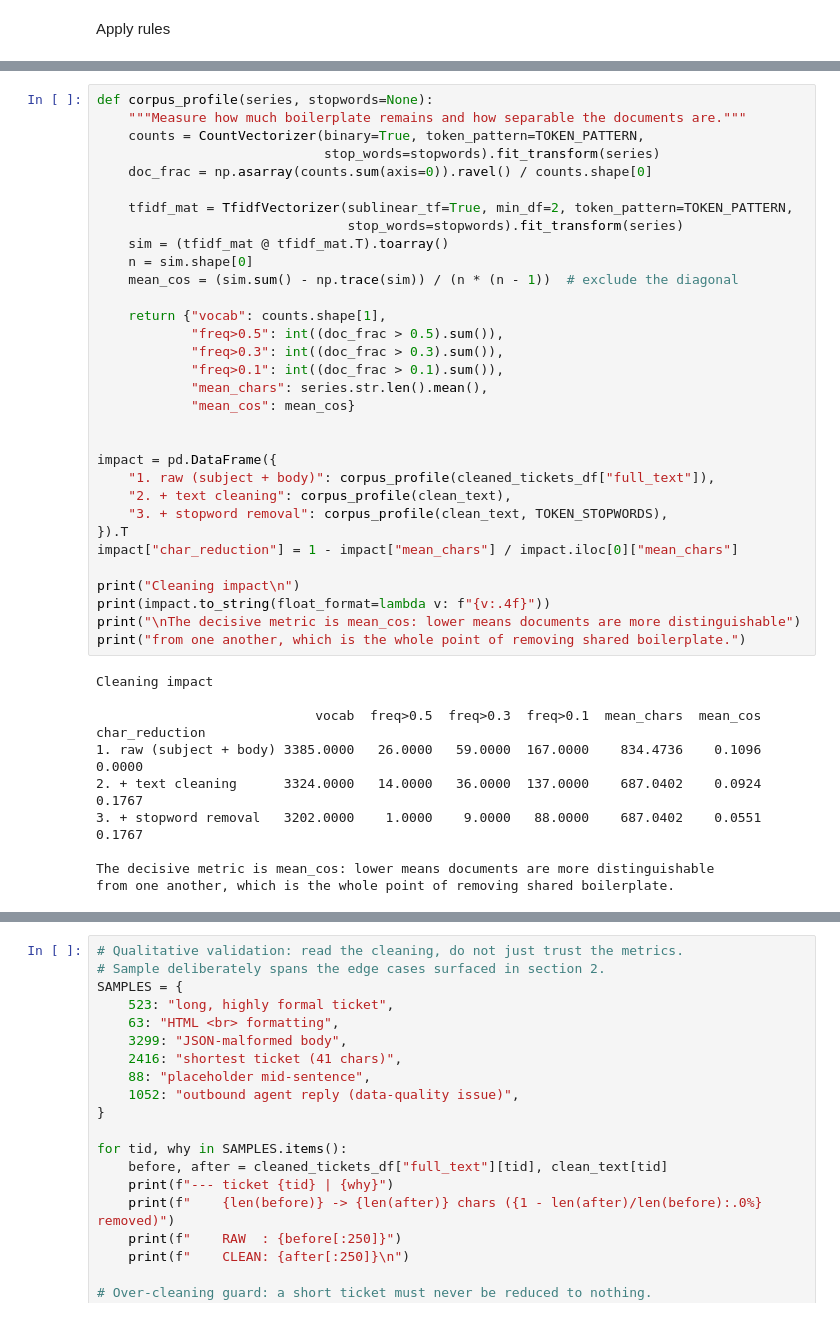
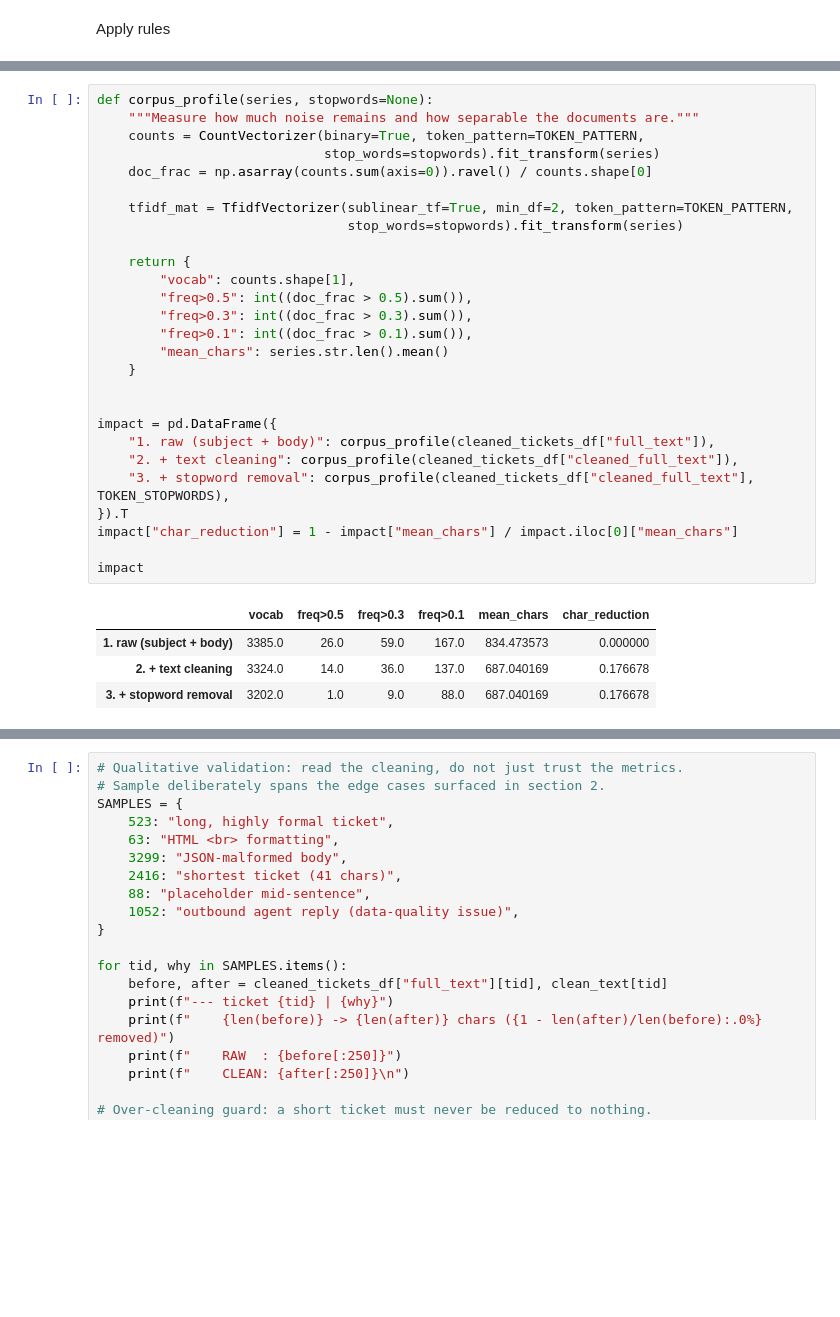
Before and after one commit to nicolaubruno/voll_technical_case, a Jupyter notebook: 1. Exploration.ipynb, the cells around one changed output, grey strips where cells are left out. Saved outputs shown, nothing was run; the diff lists cells and outputs as text; blank space fills up the shorter version.

```diff
--- a/1. Exploration.ipynb
+++ b/1. Exploration.ipynb
@@ -583,43 +607,33 @@ tickets rescued by the fallback: 0
 # %%
 def corpus_profile(series, stopwords=None):
-    """Measure how much boilerplate remains and how separable the documents are."""
+    """Measure how much noise remains and how separable the documents are."""
     counts = CountVectorizer(binary=True, token_pattern=TOKEN_PATTERN,
                              stop_words=stopwords).fit_transform(series)
     doc_frac = np.asarray(counts.sum(axis=0)).ravel() / counts.shape[0]
 
     tfidf_mat = TfidfVectorizer(sublinear_tf=True, min_df=2, token_pattern=TOKEN_PATTERN,
                                 stop_words=stopwords).fit_transform(series)
-    sim = (tfidf_mat @ tfidf_mat.T).toarray()
-    n = sim.shape[0]
-    mean_cos = (sim.sum() - np.trace(sim)) / (n * (n - 1))  # exclude the diagonal
 
-    return {"vocab": counts.shape[1],
-            "freq>0.5": int((doc_frac > 0.5).sum()),
-            "freq>0.3": int((doc_frac > 0.3).sum()),
-            "freq>0.1": int((doc_frac > 0.1).sum()),
-            "mean_chars": series.str.len().mean(),
-            "mean_cos": mean_cos}
+    return {
+        "vocab": counts.shape[1],
+        "freq>0.5": int((doc_frac > 0.5).sum()),
+        "freq>0.3": int((doc_frac > 0.3).sum()),
+        "freq>0.1": int((doc_frac > 0.1).sum()),
+        "mean_chars": series.str.len().mean()
+    }
 
 
 impact = pd.DataFrame({
     "1. raw (subject + body)": corpus_profile(cleaned_tickets_df["full_text"]),
-    "2. + text cleaning": corpus_profile(clean_text),
-    "3. + stopword removal": corpus_profile(clean_text, TOKEN_STOPWORDS),
+    "2. + text cleaning": corpus_profile(cleaned_tickets_df["cleaned_full_text"]),
+    "3. + stopword removal": corpus_profile(cleaned_tickets_df["cleaned_full_text"], TOKEN_STOPWORDS),
 }).T
 impact["char_reduction"] = 1 - impact["mean_chars"] / impact.iloc[0]["mean_chars"]
 
-print("Cleaning impact\n")
-print(impact.to_string(float_format=lambda v: f"{v:.4f}"))
-print("\nThe decisive metric is mean_cos: lower means documents are more distinguishable")
-print("from one another, which is the whole point of removing shared boilerplate.")
+impact
 # %% [output]
-Cleaning impact
-
-                            vocab  freq>0.5  freq>0.3  freq>0.1  mean_chars  mean_cos  char_reduction
-1. raw (subject + body) 3385.0000   26.0000   59.0000  167.0000    834.4736    0.1096          0.0000
-2. + text cleaning      3324.0000   14.0000   36.0000  137.0000    687.0402    0.0924          0.1767
-3. + stopword removal   3202.0000    1.0000    9.0000   88.0000    687.0402    0.0551          0.1767
-
-The decisive metric is mean_cos: lower means documents are more distinguishable
-from one another, which is the whole point of removing shared boilerplate.
+|  | vocab | freq>0.5 | freq>0.3 | freq>0.1 | mean_chars | char_reduction |
+| 1. raw (subject + body) | 3385.0 | 26.0 | 59.0 | 167.0 | 834.473573 | 0.000000 |
+| 2. + text cleaning | 3324.0 | 14.0 | 36.0 | 137.0 | 687.040169 | 0.176678 |
+| 3. + stopword removal | 3202.0 | 1.0 | 9.0 | 88.0 | 687.040169 | 0.176678 |
 # %%
```
Also changed, not shown: parts of 18 cells of this notebook, 1 other file.
